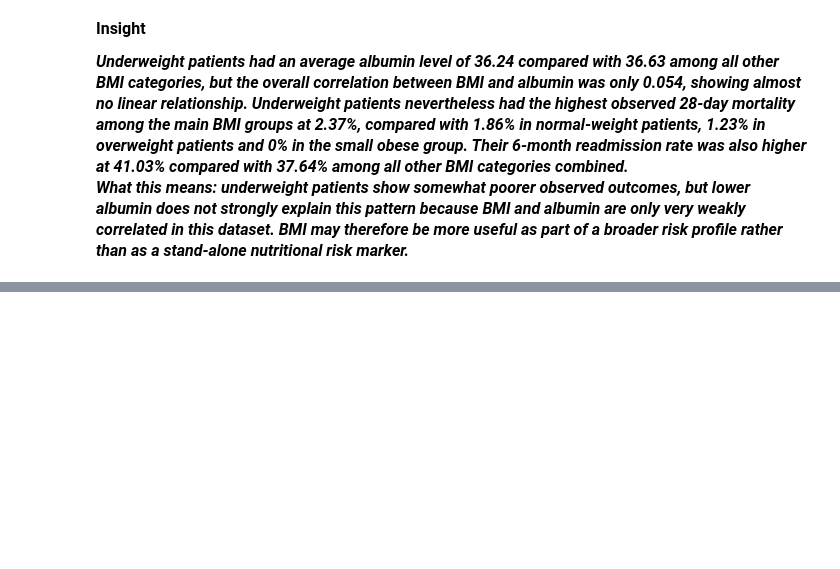
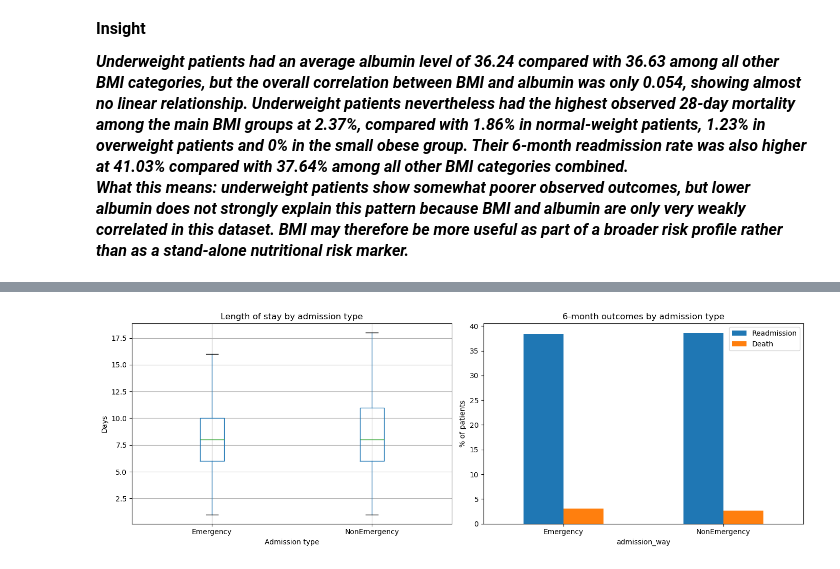
Before and after one commit to SaranyaShanmugam2026/Team2_PythonPioneers_PythonHackathon_Sep_2026, a Jupyter notebook: Team2_PythonPioneers_3.2.Prescriptive_Analysis.ipynb, the cells around one changed output, grey strips where cells are left out. Saved outputs shown, nothing was run; the diff lists cells and outputs as text; code cells hidden in the pictures; blank space fills up the shorter version.

```diff
--- a/Team2_PythonPioneers_3.2.Prescriptive_Analysis.ipynb
+++ b/Team2_PythonPioneers_3.2.Prescriptive_Analysis.ipynb
@@ -777,0 +994,20 @@ display(underweight_summary.round(2))
+# %%
+fig, axes = plt.subplots(1, 2, figsize=(14, 5))
+
+q25.boxplot(column="dischargeday", by="admission_way", ax=axes[0], showfliers=False)
+axes[0].set_title("Length of stay by admission type")
+axes[0].set_xlabel("Admission type")
+axes[0].set_ylabel("Days")
+plt.suptitle("")
+
+summary25[["readmission_6m_%", "death_6m_%"]].plot(
+    kind="bar", ax=axes[1], rot=0
+)
+axes[1].set_title("6-month outcomes by admission type")
+axes[1].set_ylabel("% of patients")
+axes[1].legend(["Readmission", "Death"])
+
+plt.tight_layout()
+plt.show()
+# %% [output]
+[figure, added]
```
Also changed, not shown: parts of 32 cells of this notebook.
